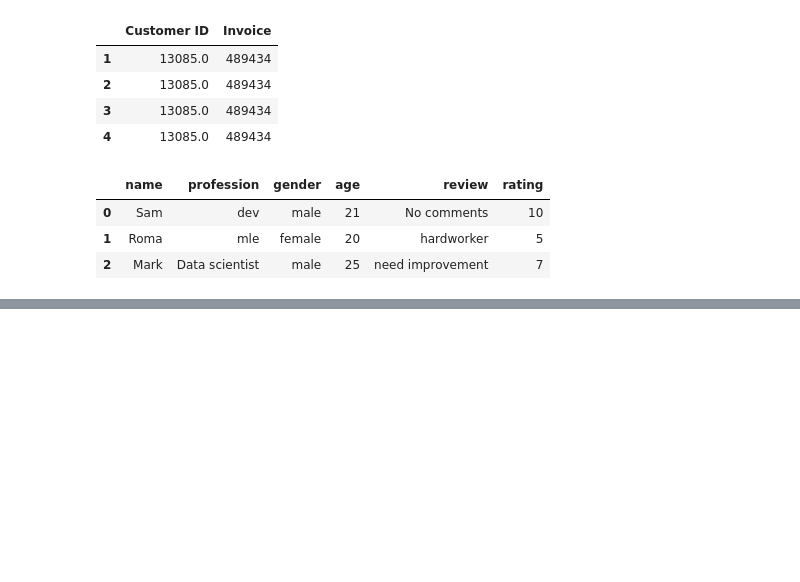
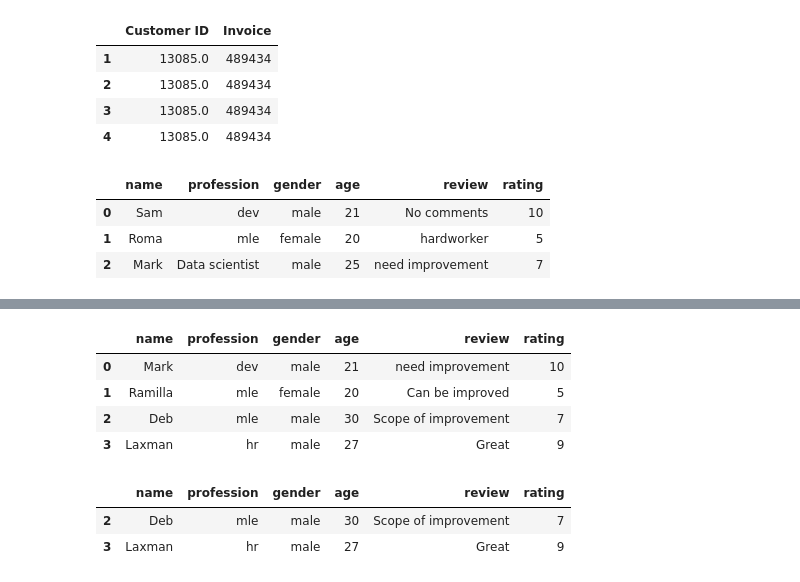
Before and after one commit to msarkar92/pandas-basics, a Jupyter notebook: Pandas_1.ipynb, the cells around one changed output, grey strips where cells are left out. Saved outputs shown, nothing was run; the diff lists cells and outputs as text; code cells hidden in the pictures; blank space fills up the shorter version.

```diff
--- a/Pandas_1.ipynb
+++ b/Pandas_1.ipynb
@@ -738,0 +739,27 @@ q2Data[q2Data['rating'] >= 6]
+# %%
+# Assignment Add Q3
+
+q3Data = {
+    'name': ['Mark', 'Ramilla', 'Deb', 'Laxman'],
+    'profession': ['dev', 'mle', 'mle', 'hr'],
+    'gender': ['male', 'female', 'male', 'male'],
+    'age': [21, 20, 30, 27],
+    'review': ['need improvement', 'Can be improved', 'Scope of improvement', 'Great'],
+    'rating': [10, 5, 7, 9]
+}
+
+df3 = pd.DataFrame(q3Data)
+df3
+# %% [output]
+|  | name | profession | gender | age | review | rating |
+| 0 | Mark | dev | male | 21 | need improvement | 10 |
+| 1 | Ramilla | mle | female | 20 | Can be improved | 5 |
+| 2 | Deb | mle | male | 30 | Scope of improvement | 7 |
+| 3 | Laxman | hr | male | 27 | Great | 9 |
+# %%
+# df3.info()
+df3[(df3['age'] >= 23) & (df3['age'] <= 30)]
+# %% [output]
+|  | name | profession | gender | age | review | rating |
+| 2 | Deb | mle | male | 30 | Scope of improvement | 7 |
+| 3 | Laxman | hr | male | 27 | Great | 9 |
```
Also changed, not shown: parts of 3 cells of this notebook.
